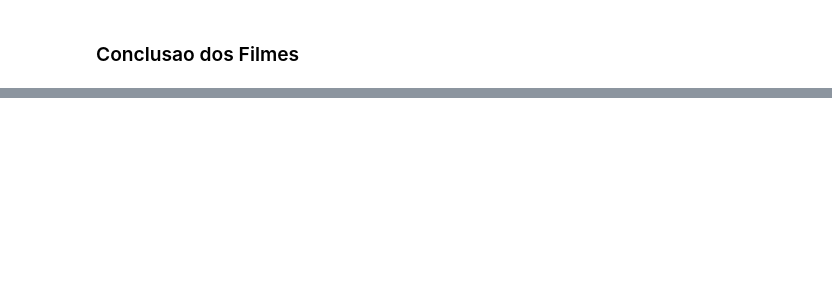
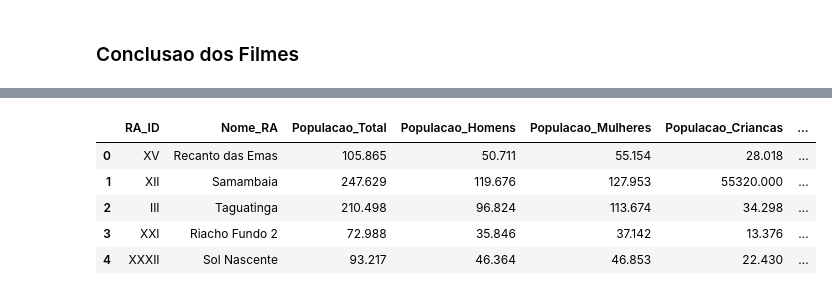
Before and after one commit to romulodf-cesar/curso_matematica_ia, a Jupyter notebook: aula4.ipynb, the cells around one changed output, grey strips where cells are left out. Cells and saved outputs as stored; diff of their text form; code cells hidden in the pictures; blank space fills up the shorter version.

```diff
--- a/aula4.ipynb
+++ b/aula4.ipynb
@@ -38,0 +92,11 @@
+# %%
+ras = pd.read_csv('datasets/cpa.csv')
+# %%
+ras.head()
+# %% [output]
+|  | RA_ID | Nome_RA | Populacao_Total | Populacao_Homens | Populacao_Mulheres | Populacao_Criancas | ... |
+| 0 | XV | Recanto das Emas | 105.865 | 50.711 | 55.154 | 28.018 | ... |
+| 1 | XII | Samambaia | 247.629 | 119.676 | 127.953 | 55320.000 | ... |
+| 2 | III | Taguatinga | 210.498 | 96.824 | 113.674 | 34.298 | ... |
+| 3 | XXI | Riacho Fundo 2 | 72.988 | 35.846 | 37.142 | 13.376 | ... |
+| 4 | XXXII | Sol Nascente | 93.217 | 46.364 | 46.853 | 22.430 | ... |
```
Also changed, not shown: parts of 21 cells of this notebook, 7 other files.
